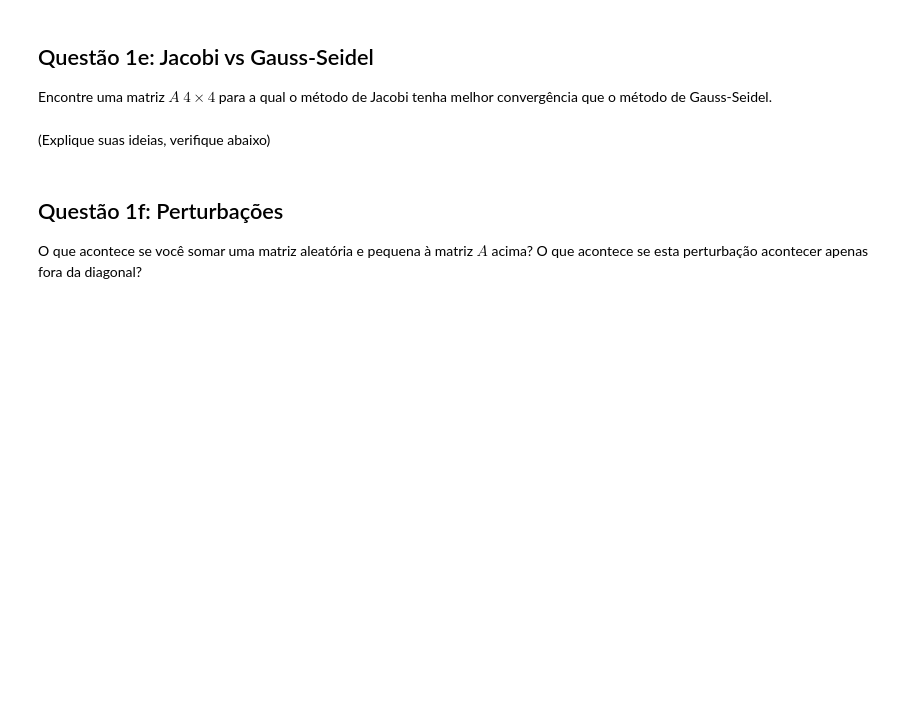
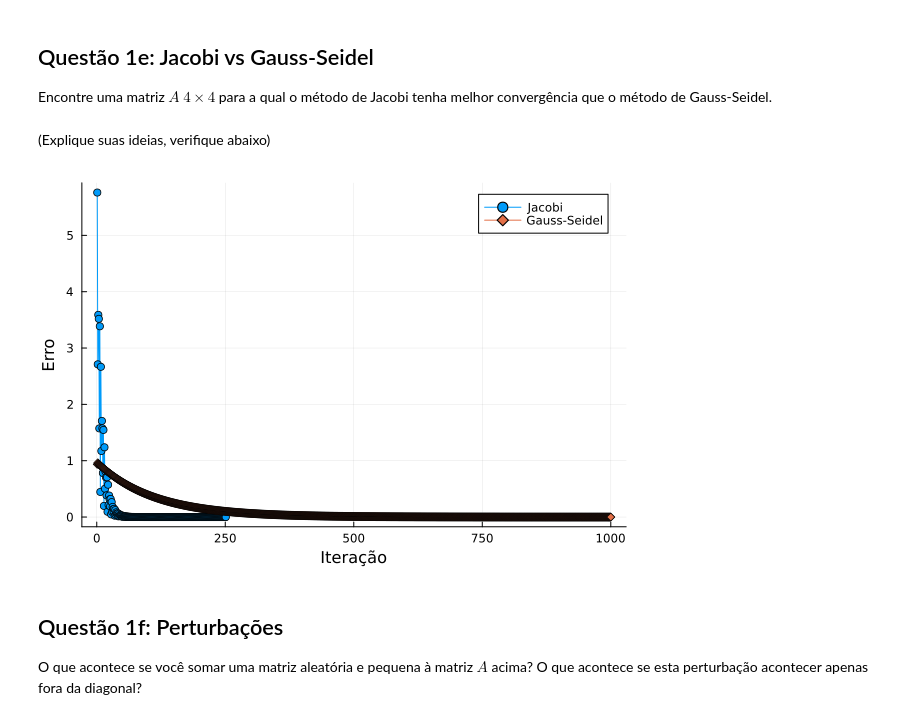
Before and after one commit to FGVTrabalhos/Jacobi, a Jupyter notebook: Projeto2.ipynb, the cells around one changed output. Drawn from its saved outputs; the diff is of its cells as text; code cells hidden in the pictures; blank space fills up the shorter version.

```diff
--- a/Projeto2.ipynb
+++ b/Projeto2.ipynb
@@ -26,7 +26,7 @@ nothing
 # %%
 function JacobiConverge(A::Matrix)
     if any(diag(A) .== 0)
-        return inf
+        return Inf
     end
 
     D = Diagonal(diag(A))
@@ -225,6 +242,19 @@ Encontre uma matriz $A$ $4 \times 4$ para a qual o método de Jacobi tenha melho
 (Explique suas ideias, verifique abaixo)
 # %%
 # Código
+
+
+JacobiFaster = [ 2 1 0 1
+                 0 2 1 1
+                 0 0 2 10
+                 -1 -10 -10 83
+                ]
+
+println(JacobiConverge(JacobiFaster))
+
+test_matrix(JacobiFaster, rand(4))
+# %% [output]
+[figure, added]
 # %% [markdown]
 ## Questão 1f: Perturbações
 O que acontece se você somar uma matriz aleatória e pequena à matriz $A$ acima?  O que acontece se esta perturbação acontecer apenas fora da diagonal?
```
Also changed, not shown: parts of 7 cells of this notebook.
